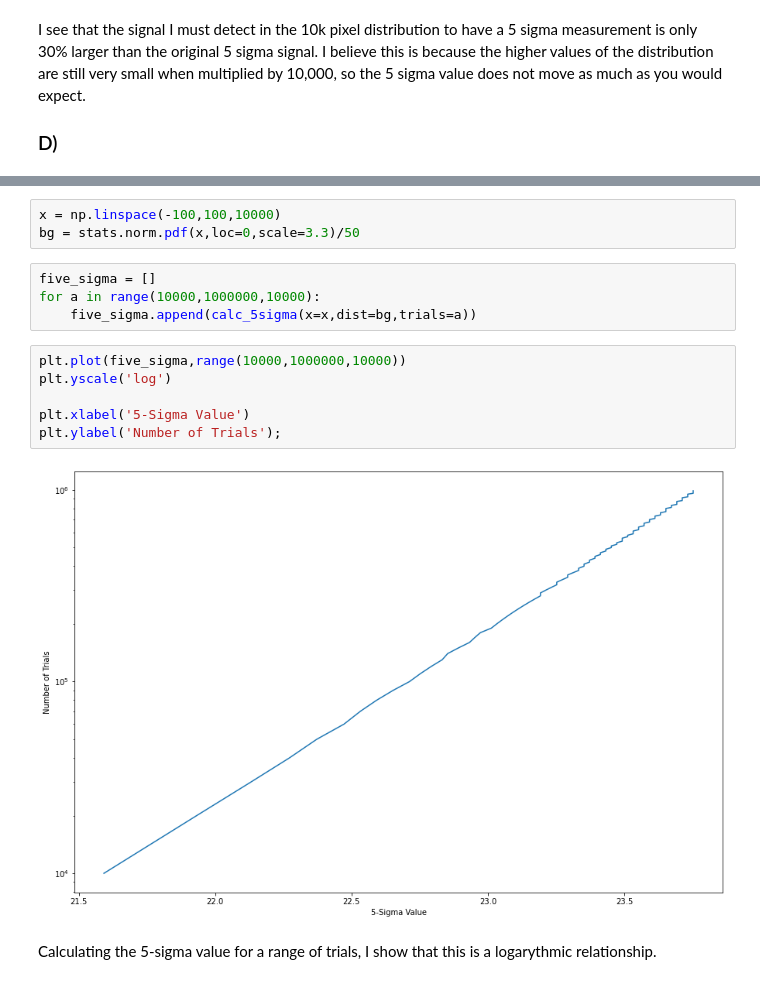
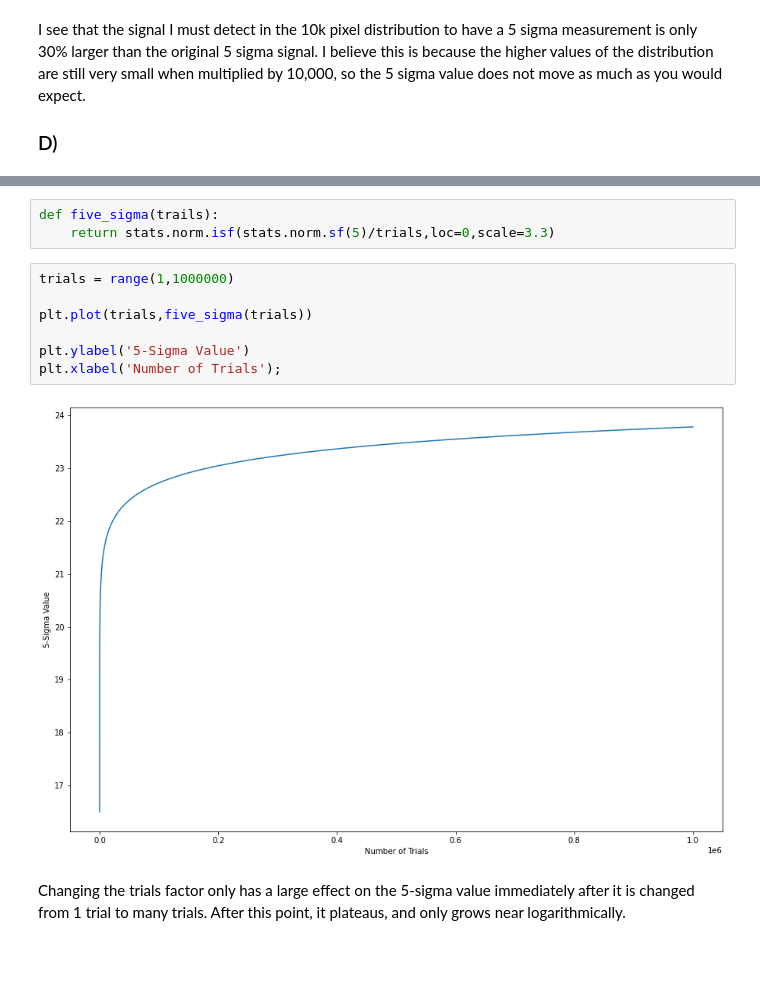
Before and after one commit to afspicciati/Phys-434, a Jupyter notebook: Lab2.ipynb, the cells around one changed output, grey strips where cells are left out. Cells and saved outputs as stored; diff of their text form; blank space fills up the shorter version.

```diff
--- a/Lab2.ipynb
+++ b/Lab2.ipynb
@@ -277,17 +256,14 @@ def calc_5sigma(x,dist,trials):
-# %%
-x = np.linspace(-100,100,10000)
-bg = stats.norm.pdf(x,loc=0,scale=3.3)/50
-# %%
-five_sigma = []
-for a in range(10000,1000000,10000):
-    five_sigma.append(calc_5sigma(x=x,dist=bg,trials=a))
+# %%
+def five_sigma(trails):
+    return stats.norm.isf(stats.norm.sf(5)/trials,loc=0,scale=3.3)
 # %%
-plt.plot(five_sigma,range(10000,1000000,10000))
-plt.yscale('log')
+trials = range(1,1000000)
 
-plt.xlabel('5-Sigma Value')
-plt.ylabel('Number of Trials');
+plt.plot(trials,five_sigma(trials))
+
+plt.ylabel('5-Sigma Value')
+plt.xlabel('Number of Trials');
 # %% [output]
-[figure, old version]
+[figure, new version]
 # %% [markdown]
-Calculating the 5-sigma value for a range of trials, I show that this is a logarythmic relationship.
+Changing the trials factor only has a large effect on the 5-sigma value immediately after it is changed from 1 trial to many trials. After this point, it plateaus, and only grows near logarithmically.
```
Also changed, not shown: parts of 10 cells of this notebook, 1 other file.
